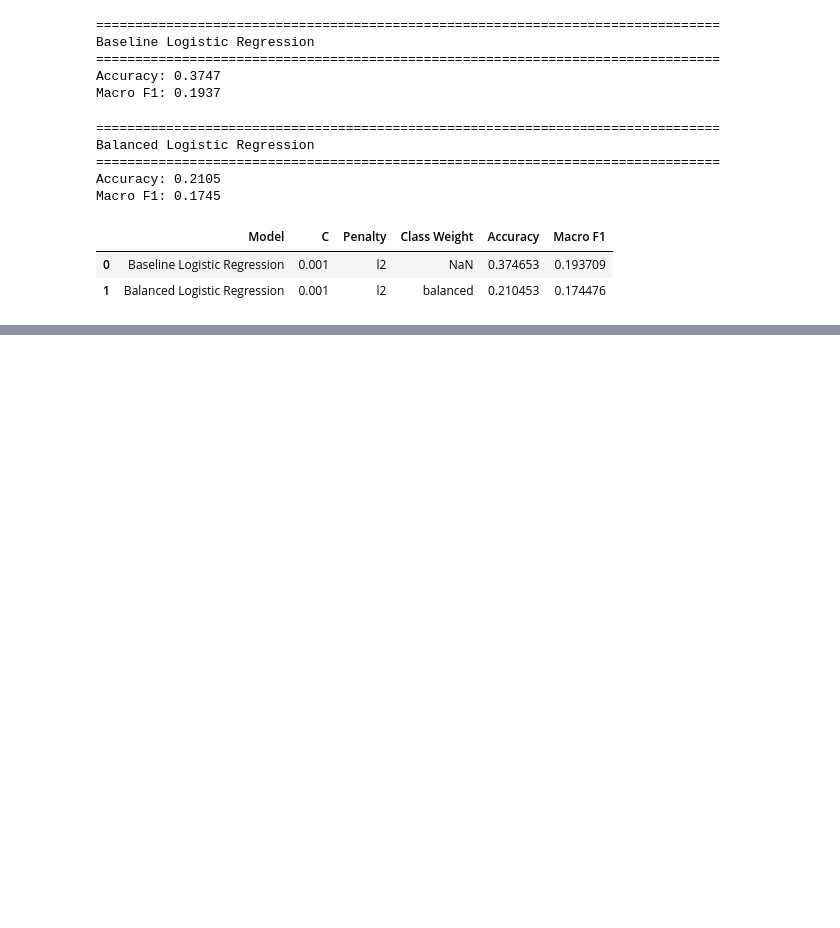
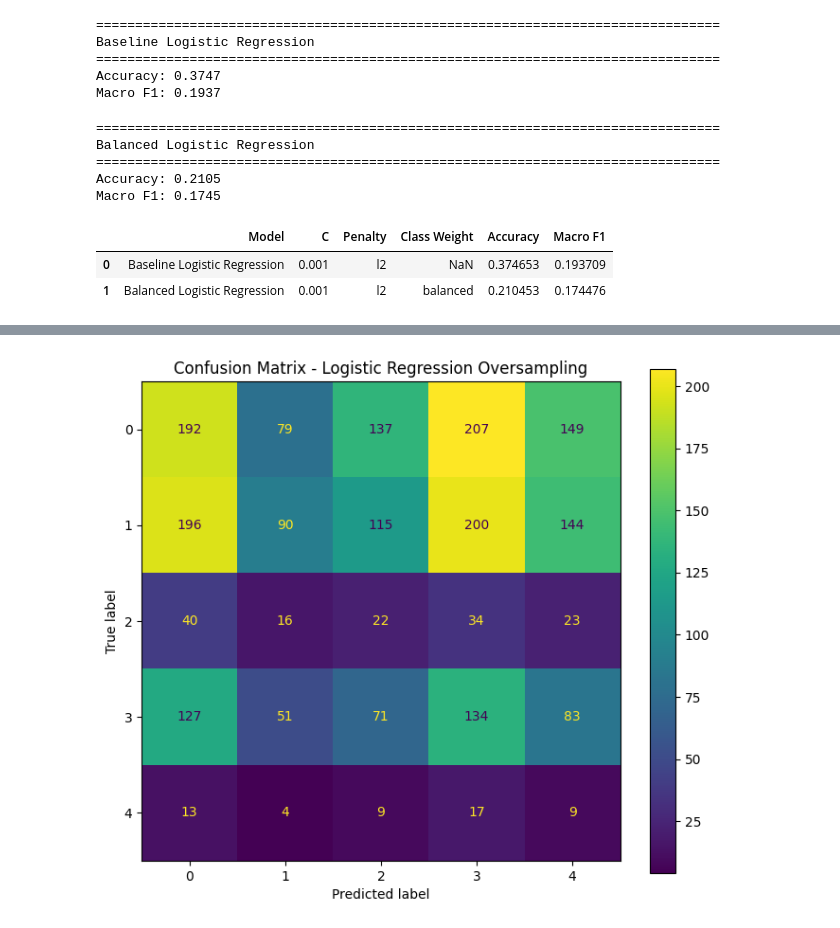
Before and after one commit to AngelaLee03/ProjectFinalReport, a Jupyter notebook: models/logistic_regression.ipynb, the cells around one changed output, grey strips where cells are left out. Cells and saved outputs as stored; diff of their text form; code cells hidden in the pictures; blank space fills up the shorter version.

```diff
--- a/models/logistic_regression.ipynb
+++ b/models/logistic_regression.ipynb
@@ -564,0 +585,79 @@ Macro F1: 0.1745
+# %%
+
+
+import numpy as np
+import pandas as pd
+import matplotlib.pyplot as plt
+import os
+
+from imblearn.over_sampling import RandomOverSampler
+
+from sklearn.linear_model import LogisticRegression
+from sklearn.metrics import (
+    accuracy_score,
+    f1_score,
+    classification_report,
+    confusion_matrix,
+    ConfusionMatrixDisplay
+)
+
+os.makedirs("../figures", exist_ok=True)
+
+# 1. Oversample training data only
+ros = RandomOverSampler(random_state=42)
+
+X_train_over, y_train_over = ros.fit_resample(X_train, y_train)
+
+print("Original training class distribution:")
+print(pd.Series(y_train).value_counts().sort_index())
+
+print("\nOversampled training class distribution:")
+print(pd.Series(y_train_over).value_counts().sort_index())
+
+
+# 2. Train oversampled Logistic Regression
+oversampled_model = LogisticRegression(
+    C=0.001,              # baseline best config from your previous results
+    penalty="l2",
+    solver="saga",
+    class_weight=None,    # do NOT use balanced here; oversampling already handles imbalance
+    max_iter=5000,
+    random_state=42
+)
+
+oversampled_model.fit(X_train_over, y_train_over)
+
+
+# 3. Evaluate on original test set
+y_pred_over = oversampled_model.predict(X_test)
+
+acc_over = accuracy_score(y_test, y_pred_over)
+macro_f1_over = f1_score(y_test, y_pred_over, average="macro")
+
+print("\n" + "=" * 80)
+print("Logistic Regression with Random Oversampling")
+print("=" * 80)
+print(f"Accuracy: {acc_over:.4f}")
+print(f"Macro F1: {macro_f1_over:.4f}")
+
+print("\nClassification Report:")
+print(classification_report(y_test, y_pred_over, zero_division=0))
+
+
+# 4. Save confusion matrix
+cm_over = confusion_matrix(y_test, y_pred_over)
+
+fig, ax = plt.subplots(figsize=(7, 6))
+disp = ConfusionMatrixDisplay(confusion_matrix=cm_over)
+disp.plot(values_format="d", ax=ax)
+
+ax.set_title("Confusion Matrix - Logistic Regression Oversampling")
+plt.tight_layout()
+
+filename = "../figures/confusion_matrix_Logistic_Regression_Oversampling.png"
+plt.savefig(filename, dpi=300, bbox_inches="tight")
+plt.show()
+plt.close(fig)
+
+print(f"Saved: {filename}")
+# %% [output]
@@ -564,0 +699 @@ Macro F1: 0.1745
+[figure, added]
```
Also changed, not shown: parts of 2 cells of this notebook, 2 other files.
